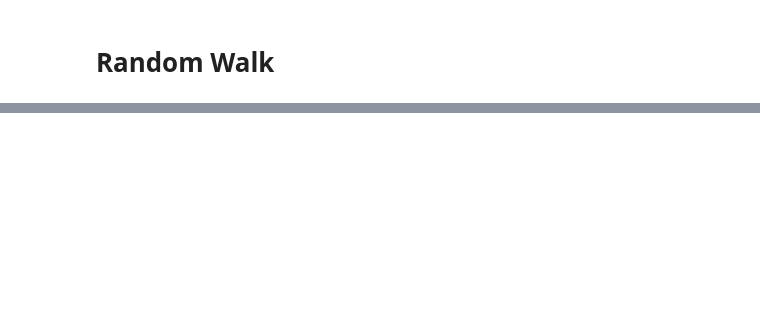
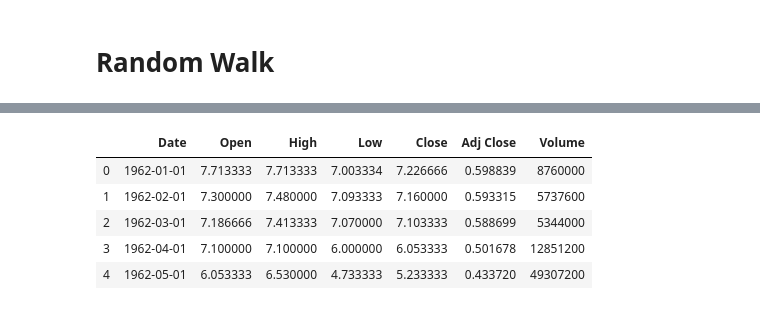
Before and after one commit to damiansp/TS, a Jupyter notebook: python/practical_TSA/01_basics/internal_structure_of_TS.py.ipynb, the cells around one changed output, grey strips where cells are left out. Cells and saved outputs as stored; diff of their text form; code cells hidden in the pictures; blank space fills up the shorter version.

```diff
--- a/python/practical_TSA/01_basics/internal_structure_of_TS.py.ipynb
+++ b/python/practical_TSA/01_basics/internal_structure_of_TS.py.ipynb
@@ -144,0 +151,10 @@ g.set_xlabel('Time');
+# %%
+ibm = pd.read_csv('../../../data/IBM_monthly.csv', parse_dates=True)
+ibm.head()
+# %% [output]
+|  | Date | Open | High | Low | Close | Adj Close | Volume |
+| 0 | 1962-01-01 | 7.713333 | 7.713333 | 7.003334 | 7.226666 | 0.598839 | 8760000 |
+| 1 | 1962-02-01 | 7.300000 | 7.480000 | 7.093333 | 7.160000 | 0.593315 | 5737600 |
+| 2 | 1962-03-01 | 7.186666 | 7.413333 | 7.070000 | 7.103333 | 0.588699 | 5344000 |
+| 3 | 1962-04-01 | 7.100000 | 7.100000 | 6.000000 | 6.053333 | 0.501678 | 12851200 |
+| 4 | 1962-05-01 | 6.053333 | 6.530000 | 4.733333 | 5.233333 | 0.433720 | 49307200 |
```
Also changed, not shown: parts of 8 cells of this notebook.
